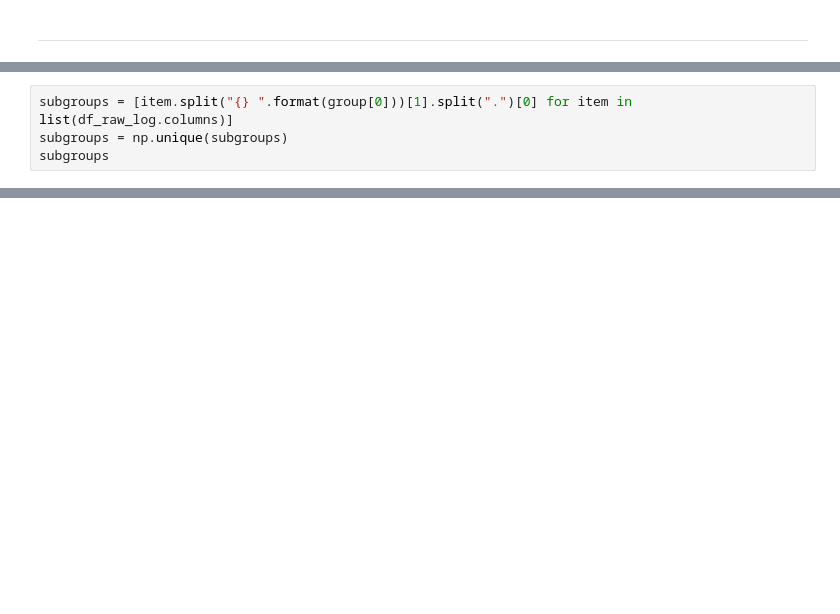
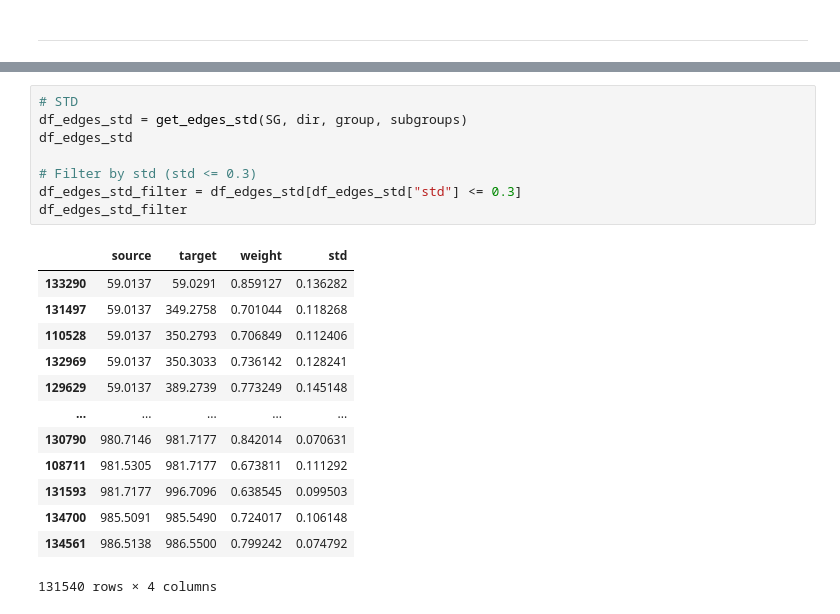
Before and after one commit to win7/GNN_Unsupervised, a Jupyter notebook: baseline_exp.ipynb, the cells around one changed output, grey strips where cells are left out. Cells and saved outputs as stored; diff of their text form; blank space fills up the shorter version.

```diff
--- a/baseline_exp.ipynb
+++ b/baseline_exp.ipynb
@@ -412,4 +134,0 @@ time: 1.66 s (started: 2023-05-26 10:59:44 -05:00)
-# %%
-subgroups = [item.split("{} ".format(group[0]))[1].split(".")[0] for item in list(df_raw_log.columns)]
-subgroups = np.unique(subgroups)
-subgroups
@@ -846,0 +141,22 @@ time: 414 ms (started: 2023-05-25 15:54:33 -05:00)
+# %%
+# STD
+df_edges_std = get_edges_std(SG, dir, group, subgroups)
+df_edges_std
+
+# Filter by std (std <= 0.3)
+df_edges_std_filter = df_edges_std[df_edges_std["std"] <= 0.3]
+df_edges_std_filter
+# %% [output]
+|  | source | target | weight | std |
+| 133290 | 59.0137 | 59.0291 | 0.859127 | 0.136282 |
+| 131497 | 59.0137 | 349.2758 | 0.701044 | 0.118268 |
+| 110528 | 59.0137 | 350.2793 | 0.706849 | 0.112406 |
+| 132969 | 59.0137 | 350.3033 | 0.736142 | 0.128241 |
+| 129629 | 59.0137 | 389.2739 | 0.773249 | 0.145148 |
+| ... | ... | ... | ... | ... |
+| 130790 | 980.7146 | 981.7177 | 0.842014 | 0.070631 |
+| 108711 | 981.5305 | 981.7177 | 0.673811 | 0.111292 |
+| 131593 | 981.7177 | 996.7096 | 0.638545 | 0.099503 |
+| 134700 | 985.5091 | 985.5490 | 0.724017 | 0.106148 |
+| 134561 | 986.5138 | 986.5500 | 0.799242 | 0.074792 |
+131540 rows × 4 columns
```
Also changed, not shown: parts of 71 cells of this notebook, 2 other files.
